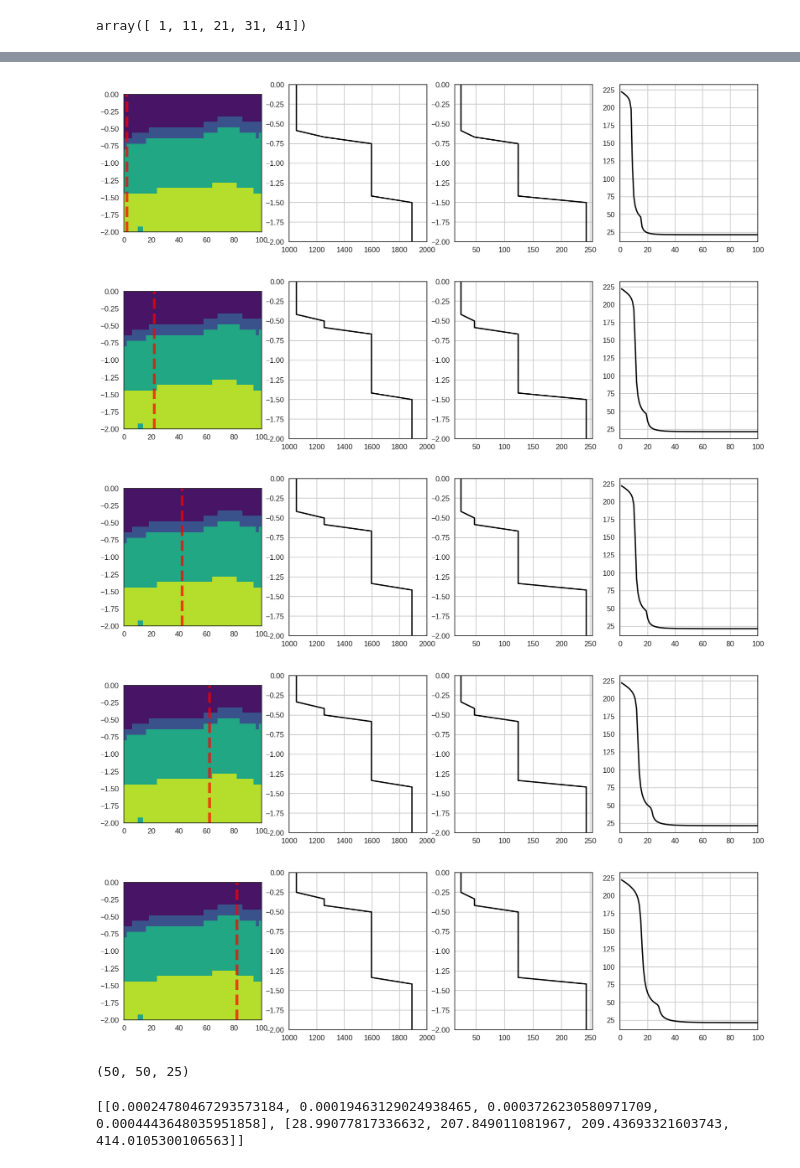
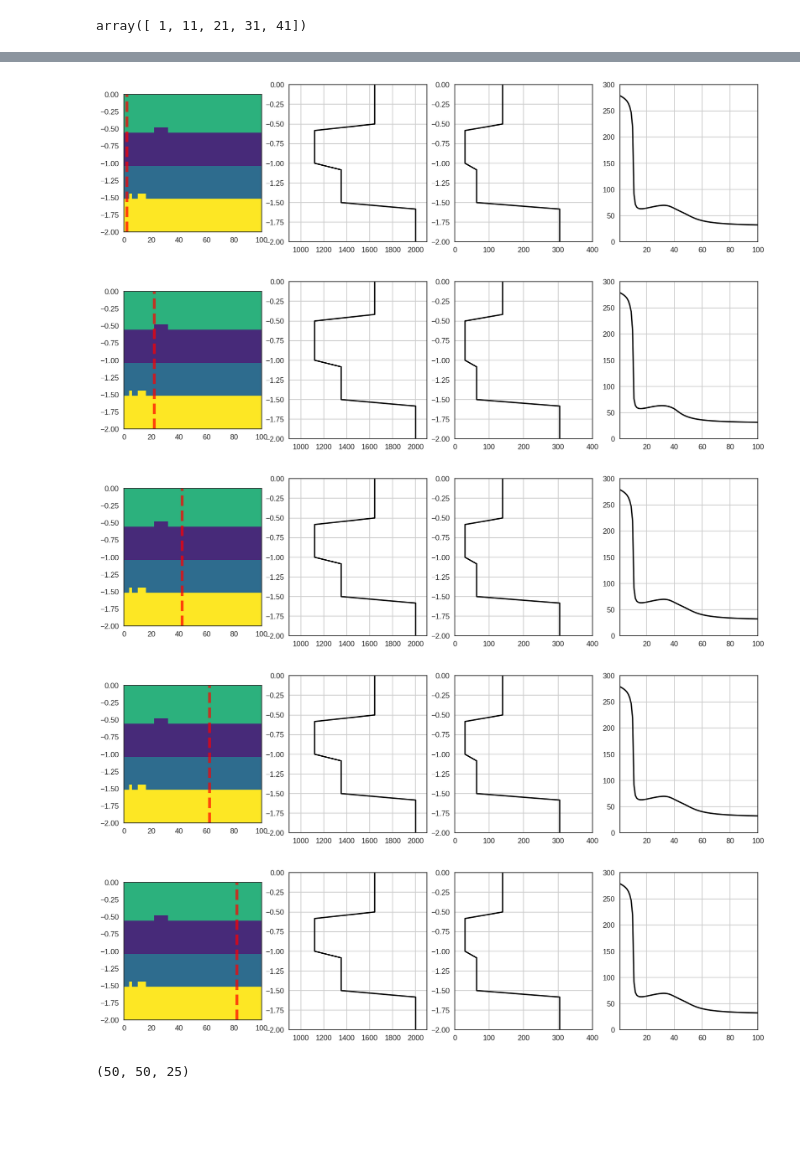
Before and after one commit to dIOGOLOC/Agriculture_inversion, a Jupyter notebook: gempy_model_GA_inversion.ipynb, the cells around one changed output, grey strips where cells are left out. Saved outputs shown, nothing was run; the diff lists cells and outputs as text; code cells hidden in the pictures; blank space fills up the shorter version.

```diff
--- a/gempy_model_GA_inversion.ipynb
+++ b/gempy_model_GA_inversion.ipynb
@@ -148,10 +130,7 @@ def create_velocity_model_from_profile(model_profile):
         # thickness, Vp, Vs, density
         # km, km/s, km/s, g/cm3
 
-        if idx == len(dens_values_unique)-1:
-            vmodel.append([0.0,vp[idx]/1000,vs[idx]/1000,dens[idx]/1000])
-        else:
-            vmodel.append([thickness[idx]/1000,vp[idx]/1000,vs[idx]/1000,dens[idx]/1000])
+        vmodel.append([thickness[idx]/1000,vp[idx]/1000,vs[idx]/1000,dens[idx]/1000])
 
     velocity_model = np.array(vmodel)
 
@@ -167,10 +146,7 @@ def create_velocity_model_from_profile_vs(model_profile):
         # thickness, Vp, Vs, density
         # km, km/s, km/s, g/cm3
 
-        if thickness == model_profile[-1][0]:
-            vmodel.append([0.0,vp/1000,vs/1000,dens/1000])
-        else:
-            vmodel.append([thickness/1000,vp/1000,vs/1000,dens/1000])
+        vmodel.append([thickness,vp/1000,vs/1000,dens/1000])
 
     velocity_model = np.array(vmodel)
 
@@ -183,7 +159,7 @@ def estimate_disp_from_velocity_model(vel_mol,number_samples=100):
     t = 1/hz[::-1] # Hertz to seconds
 
     # Fundamental mode corresponds to mode 0
-    pdisp = PhaseDispersion(*vel_mol.T,dc=0.001)
+    pdisp = PhaseDispersion(*vel_mol.T,dc=0.0001)
 
     cpr = pdisp(t, mode=0, wave="rayleigh")
 
@@ -224,7 +200,7 @@ Text(0, 0.5, 'Northing')
 [figure]
 # %%
 lst_soils = []
-for l in range(num_layers+1):
+for l in range(num_layers):
     for k in range(len(model['xi'][l].ravel())):
             lst_soils.append({'X':model['xi'][l].ravel()[k], 'Y':model['yj'][l].ravel()[k], 'Z':model['depths'][l].ravel()[k], 'formation':model['formation'][l]})
 # %%
@@ -250,10 +226,9 @@ os.remove('data/points.csv')
 soils_df.to_csv('data/points.csv', header=soils_df.columns, index=None, sep=',', mode='a')
 # %%
 lst_soils_orient = []
-for l in range(num_layers+1):
-    for k in range(len(model['xi'][l].ravel()[::5])):
-            lst_soils_orient.append({'X':model['xi'][l].ravel()[k]*0.75, 'Y':model['yj'][l].ravel()[k]*0.75, 'Z':model['depths'][l].ravel()[k]*0.9, 'formation':model['formation'][l],'Azimuth':0,'Dip':0,'Polarity':1})
-
+for l in range(num_layers):
+    for tim in range(4):
+        lst_soils_orient.append({'X':np.random.choice(model['xi'][l].ravel())*0.75, 'Y':np.random.choice(model['yj'][l].ravel())*0.75, 'Z':np.random.choice(model['depths'][l].ravel())*0.9, 'formation':model['formation'][l],'Azimuth':0,'Dip':0,'Polarity':1})
 soils_orient_df = pd.DataFrame.from_dict(data=lst_soils_orient)
 # %%
 soils_orient_df
@@ -401,5 +372,6 @@ array([1, 2, 3, 4, 5], dtype=int8)
 # %%
 density_values = [np.mean(i) for i in model['densities']]
+density_values.append(2000)
 # %%
 density_dict = {k: v for k,v in zip(np.unique(np.round(lith_block)), density_values)}
 density_dict
@@ -448,42 +417,45 @@ slice_block = density_block[line_row,:,:].T
 # %%
 profile_lst = []
 dispersion_curve_lst = []
+hz_lst = []
 
 profile_number = np.random.random(size=1)
 
 for ix in lst_receptor:
     fig, (ax, ax1, ax2, ax3) = plt.subplots(1, 4, figsize=(20, 5))
 
     im = ax.imshow(slice_block, cmap='viridis',extent=[0, 100, -2.0, 0],vmin=1000.0,vmax=2000.0,aspect=50,origin='lower')
     ax.vlines(x=ix*(north/grid_reso),ymin=-2.0,ymax=0,colors='r',lw=5.0,ls='--',alpha=0.7)
 
     profile_lst.append(slice_block[:,ix])
     ax1.plot(slice_block[:,ix],np.linspace(-2., 0,len(slice_block[:,ix])),'-k')
-    ax1.set_xlim(1000.0,2000.0)
+    ax1.set_xlim(900.0,2100.0)
     ax1.set_ylim(-2.0,0.0)
     ax1.grid('on')
 
     velocity_model = create_velocity_model_from_profile(model_profile=slice_block[:,ix][::-1])
 
     velocity_p,velocity_s = calculate_parameters(slice_block[:,ix])
 
     ax2.plot(velocity_s,np.linspace(-2., 0,len(slice_block[:,ix])),'-k')
     ax2.set_ylim(-2.0,0.0)
+    ax2.set_xlim(0,400)
     ax2.grid('on')
 
     cpr = estimate_disp_from_velocity_model(velocity_model)
 
     dispersion_curve_lst.append(cpr.velocity*1000)
+    hz_lst.append(1/cpr.period)
     ax3.plot(1/cpr.period,cpr.velocity*1000,'-k')
     ax3.grid('on')
-    #ax3.set_ylim(0,200)
-    ax3.set_xlim(0,100)
+    ax3.set_ylim(0,300)
+    ax3.set_xlim(1,100)
 # %% [output]
-[figure, old version]
+[figure, new version]
-[figure, old version]
+[figure, new version]
-[figure, old version]
+[figure, new version]
-[figure, old version]
+[figure, new version]
-[figure, old version]
+[figure, new version]
 # %%
 filename_npy = 'data/density_block.npy'
 
@@ -508,4 +466,0 @@ def uniform(low_thick, up_thick,low_vels,up_vels, size):
-# %%
-print(uniform(0.0001,0.0005,20,150,4))
-# %% [output]
-[[0.00024780467293573184, 0.00019463129024938465, 0.0003726230580971709, 0.0004443648035951858], [28.99077817336632, 207.849011081967, 209.43693321603743, 414.0105300106563]]
```
Also changed, not shown: parts of 35 cells of this notebook, 8 other files.
